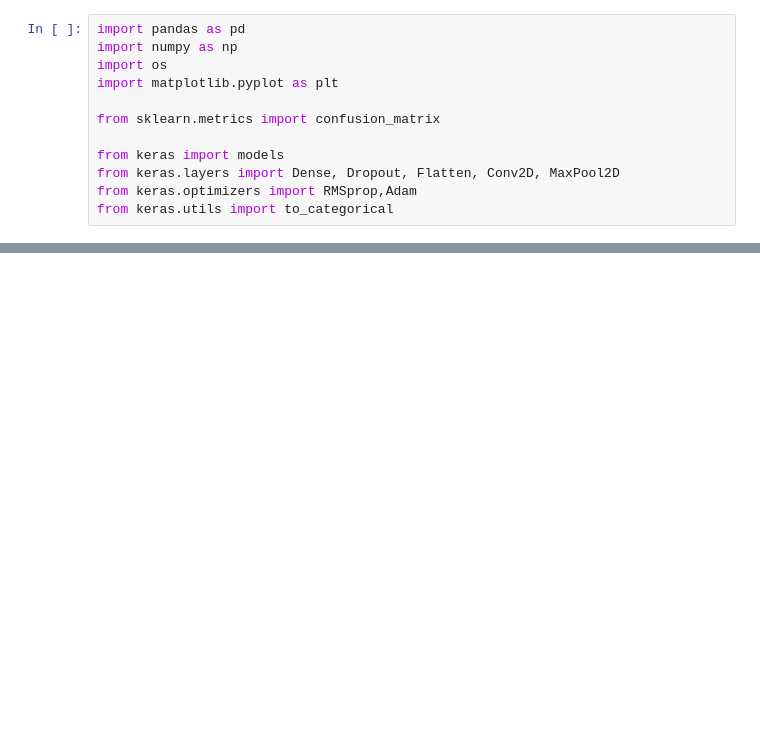
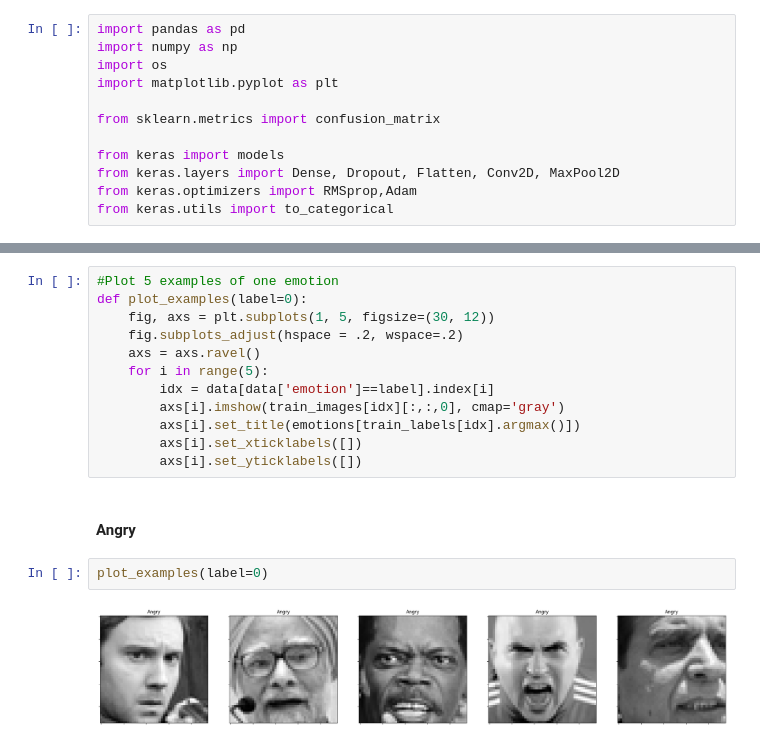
Before and after one commit to unclethien/Facial-Expression-Recognition, a Jupyter notebook: Facial Expression Recognition.ipynb, the cells around one changed output, grey strips where cells are left out. Drawn from its saved outputs; the diff is of its cells as text; blank space fills up the shorter version.

```diff
--- a/Facial Expression Recognition.ipynb
+++ b/Facial Expression Recognition.ipynb
@@ -39,0 +96,18 @@ OSError: [WinError 123] The filename, directory name, or volume label syntax is
+# %%
+#Plot 5 examples of one emotion
+def plot_examples(label=0):
+    fig, axs = plt.subplots(1, 5, figsize=(30, 12))
+    fig.subplots_adjust(hspace = .2, wspace=.2)
+    axs = axs.ravel()
+    for i in range(5):
+        idx = data[data['emotion']==label].index[i]
+        axs[i].imshow(train_images[idx][:,:,0], cmap='gray')
+        axs[i].set_title(emotions[train_labels[idx].argmax()])
+        axs[i].set_xticklabels([])
+        axs[i].set_yticklabels([])
+# %% [markdown]
+#### Angry
+# %%
+plot_examples(label=0)
+# %% [output]
+[figure, added]
```
Also changed, not shown: parts of 56 cells of this notebook.
